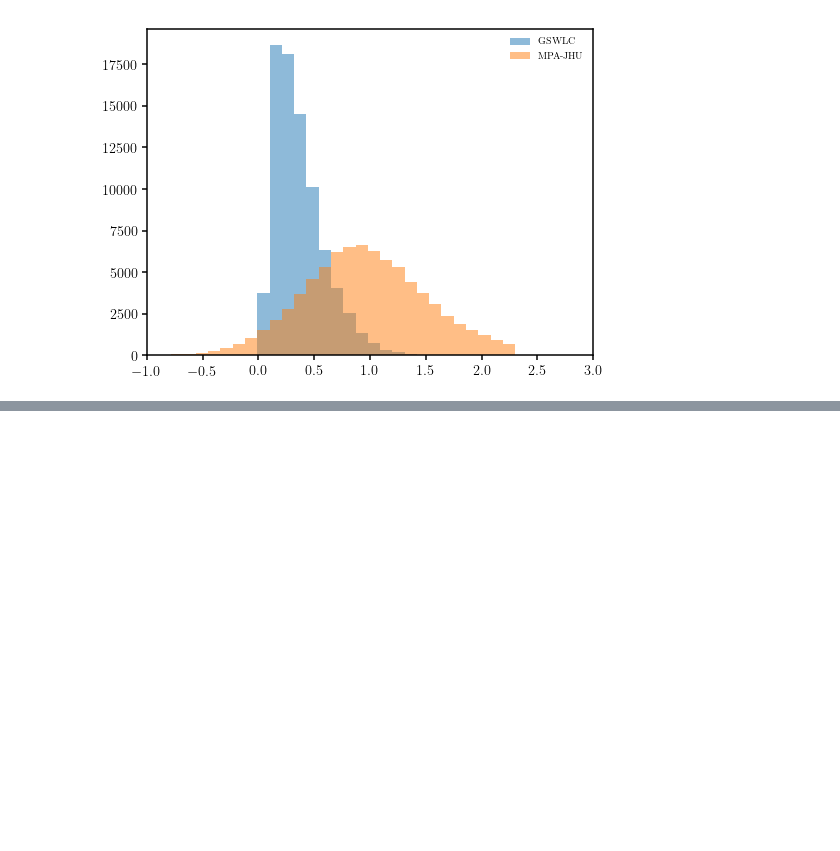
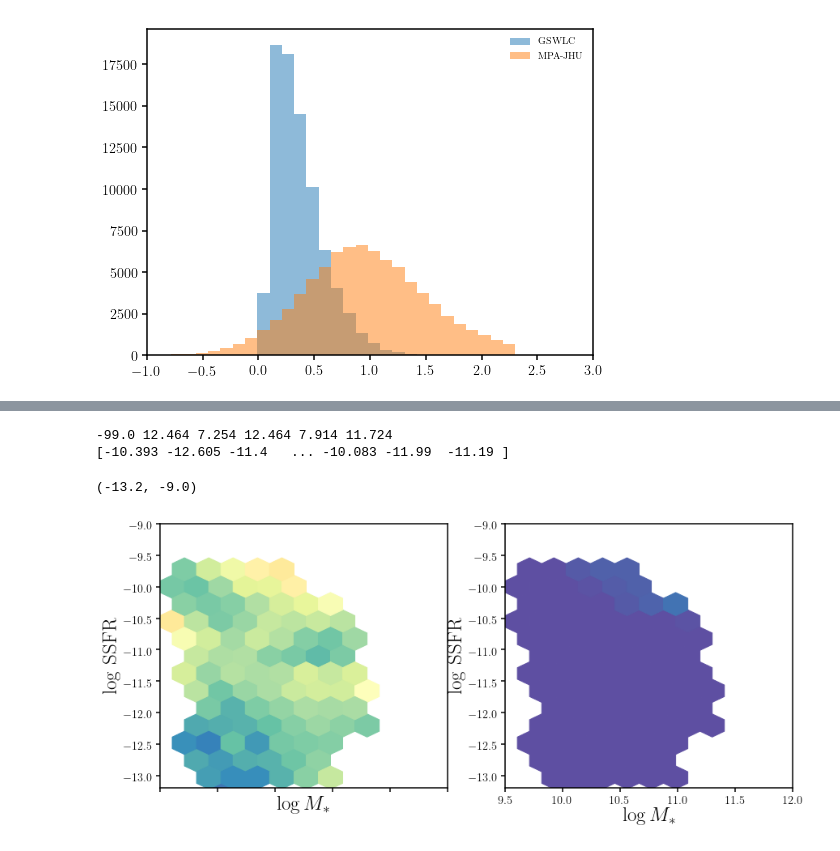
Before and after one commit to IQcollaboratory/galpopFM, a Jupyter notebook: nb/gswlc_sdss_Av.ipynb, the cells around one changed output, grey strips where cells are left out. Drawn from its saved outputs; the diff is of its cells as text; code cells hidden in the pictures; blank space fills up the shorter version.

```diff
--- a/nb/gswlc_sdss_Av.ipynb
+++ b/nb/gswlc_sdss_Av.ipynb
@@ -197,0 +218,27 @@ ax.set_xlim(-1,3)
+# %%
+gswlc_matchnsa = gswlc_matchnsa.astype('int')
+print np.min(logm), np.max(logm), np.min(logm[has_Av]), np.max(logm[has_Av]), np.min(logm[has_Av][gswlc_matchnsa_loc]), np.max(logm[has_Av][gswlc_matchnsa_loc])
+print logssfr[has_Av][gswlc_matchnsa_loc]
+
+fig = plt.figure(figsize=(14,6))
+sub = fig.add_subplot(121)
+sub.hexbin(logm[has_Av][gswlc_matchnsa_loc], logssfr[has_Av][gswlc_matchnsa_loc], C=A1500[has_Av][gswlc_matchnsa_loc], reduce_C_function=np.median, gridsize=18,
+           vmin=0.5, vmax=5., mincnt=10, cmap='Spectral_r')
+sub.set_xlim([9.5, 12.])
+sub.set_xticklabels([])
+sub.set_ylabel(r'$\log$ SSFR', fontsize=25)
+sub.set_xlabel(r'$\log M_*$', fontsize=25)
+sub.set_ylim([-13.2, -9.])
+
+sub = fig.add_subplot(122)
+sub.hexbin(logm[has_Av][gswlc_matchnsa_loc], logssfr[has_Av][gswlc_matchnsa_loc], C=Av[has_Av][gswlc_matchnsa_loc], reduce_C_function=np.median, gridsize=18,
+           vmin=0.5, vmax=5., mincnt=10, cmap='Spectral_r')
+sub.set_xlabel(r'$\log M_*$', fontsize=25)
+sub.set_xlim([9.5, 12.])
+sub.set_ylabel(r'$\log$ SSFR', fontsize=25)
+sub.set_ylim([-13.2, -9.])
+# %% [output]
+-99.0 12.464 7.254 12.464 7.914 11.724
+[-10.393 -12.605 -11.4   ... -10.083 -11.99  -11.19 ]
+(-13.2, -9.0)
+[figure, added]
```
Also changed, not shown: parts of 5 cells of this notebook, 7 other files.
